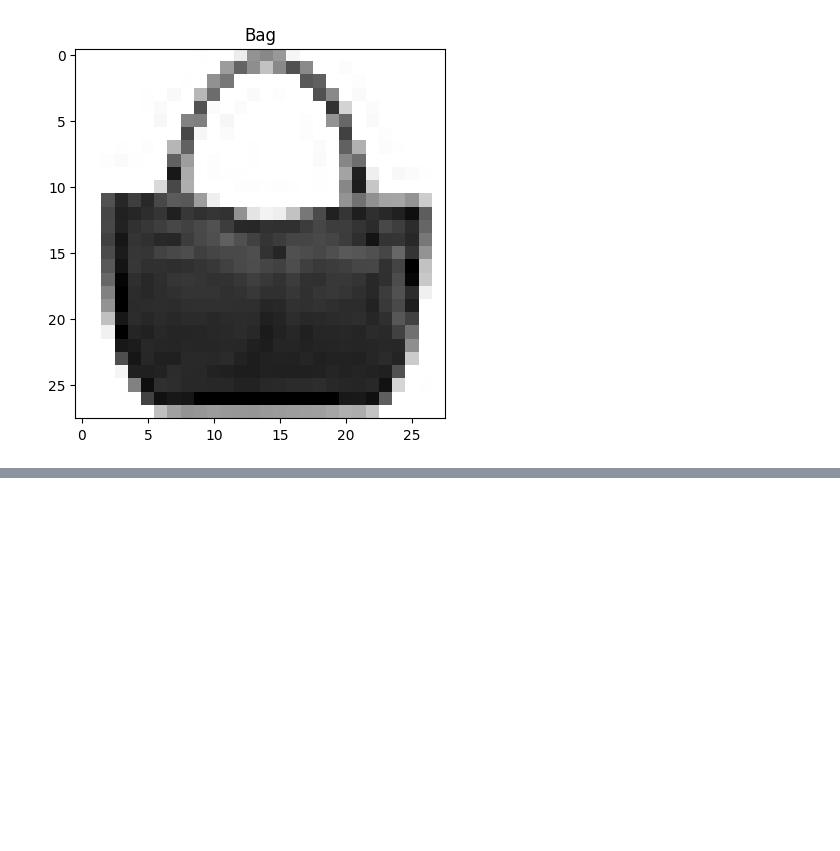
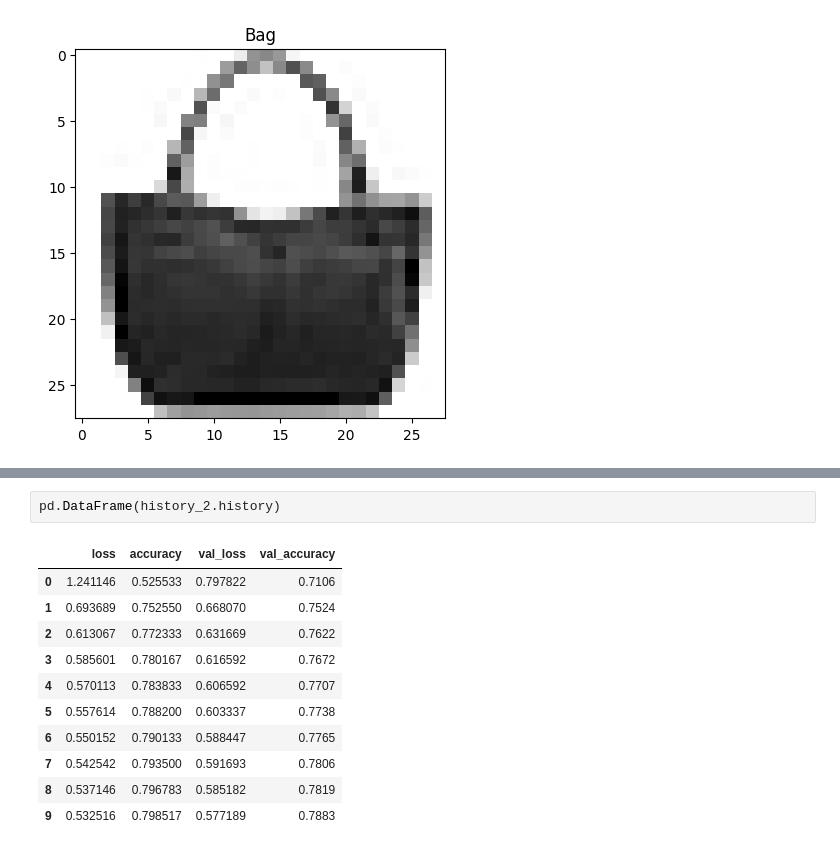
Before and after one commit to aakriti-dot/Tensorflow, a Jupyter notebook: Multiclass_classification_with_tensorflow.ipynb, the cells around one changed output, grey strips where cells are left out. Drawn from its saved outputs; the diff is of its cells as text; blank space fills up the shorter version.

```diff
--- a/Multiclass_classification_with_tensorflow.ipynb
+++ b/Multiclass_classification_with_tensorflow.ipynb
@@ -115,0 +190,14 @@ Epoch 10/10
+# %%
+pd.DataFrame(history_2.history)
+# %% [output]
+|  | loss | accuracy | val_loss | val_accuracy |
+| 0 | 1.241146 | 0.525533 | 0.797822 | 0.7106 |
+| 1 | 0.693689 | 0.752550 | 0.668070 | 0.7524 |
+| 2 | 0.613067 | 0.772333 | 0.631669 | 0.7622 |
+| 3 | 0.585601 | 0.780167 | 0.616592 | 0.7672 |
+| 4 | 0.570113 | 0.783833 | 0.606592 | 0.7707 |
+| 5 | 0.557614 | 0.788200 | 0.603337 | 0.7738 |
+| 6 | 0.550152 | 0.790133 | 0.588447 | 0.7765 |
+| 7 | 0.542542 | 0.793500 | 0.591693 | 0.7806 |
+| 8 | 0.537146 | 0.796783 | 0.585182 | 0.7819 |
+| 9 | 0.532516 | 0.798517 | 0.577189 | 0.7883 |
```
Also changed, not shown: parts of 12 cells of this notebook.
